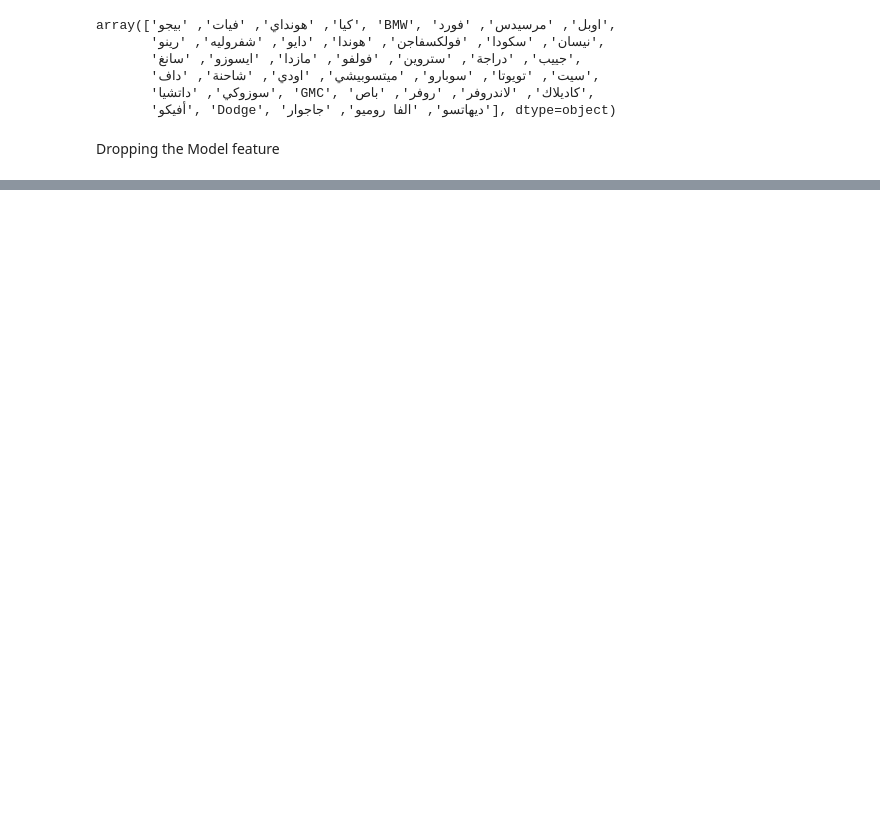
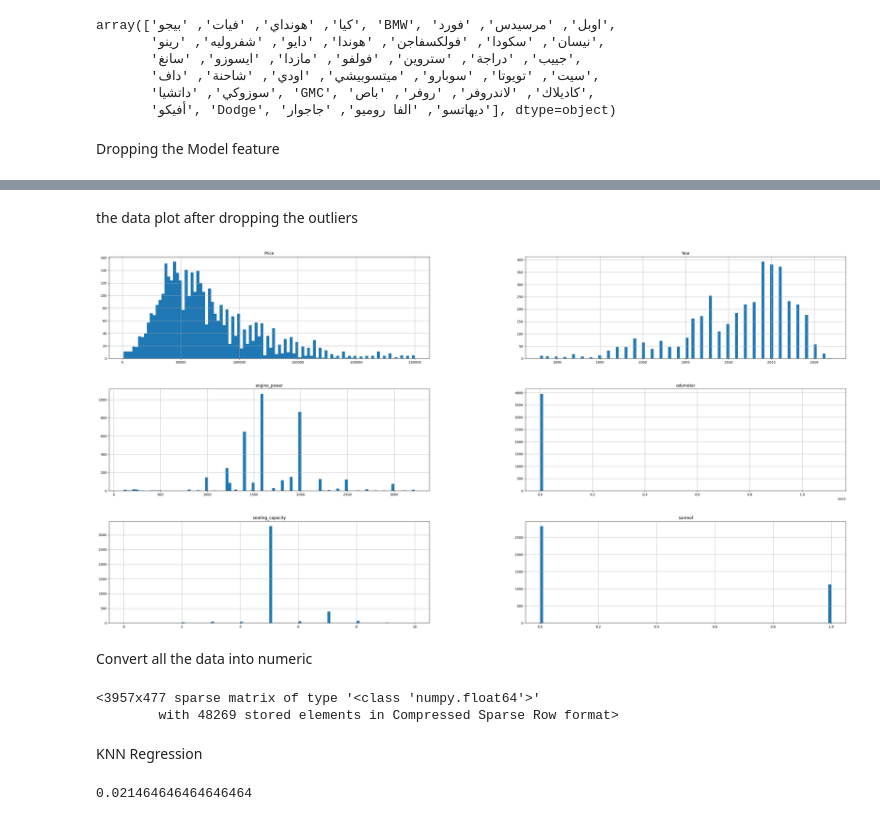
Before and after one commit to saifalaasabelaish/car-price-prediction-system, a Jupyter notebook: data_cleaning_code.ipynb, the cells around one changed output, grey strips where cells are left out. Saved outputs shown, nothing was run; the diff lists cells and outputs as text; code cells hidden in the pictures; blank space fills up the shorter version.

```diff
--- a/data_cleaning_code.ipynb
+++ b/data_cleaning_code.ipynb
@@ -291,0 +239,6 @@ df
+# %%
+z_scores = zscore(df.select_dtypes(include='number'))
+threshold = 3.0
+outlier_mask = (abs(z_scores) > threshold).any(axis=1)
+df = df[~outlier_mask]
+df
@@ -291,0 +259,24 @@ df
+# %% [markdown]
+the data plot after dropping the outliers
+# %%
+df.hist(bins=100,figsize=(40,20))
+plt.show()
+# %% [output]
+[figure, added]
+# %% [markdown]
+Convert all the data into numeric
+# %%
+X=df.drop("Price",axis=1)
+y=df["Price"]
+data_to_be_converted=["car_model","car_brand","gas_type","color","car_license","gear_type","car_glass_type","car_origin"]
+one_hot=OneHotEncoder()
+transformer=ColumnTransformer([("one_hot",
+                                one_hot,
+                                data_to_be_converted)],
+                                remainder="passthrough")
+
+transformered_X=transformer.fit_transform(X)
+transformered_X
+# %% [output]
+<3957x477 sparse matrix of type '<class 'numpy.float64'>'
+        with 48269 stored elements in Compressed Sparse Row format>
@@ -291,0 +285,8 @@ df
+# %% [markdown]
+KNN Regression
+# %%
+model=KNeighborsClassifier(n_neighbors=5)
+model.fit(x_train,y_train)
+model.score(x_test,y_test)
+# %% [output]
+0.021464646464646464
```
Also changed, not shown: parts of 39 cells of this notebook.
